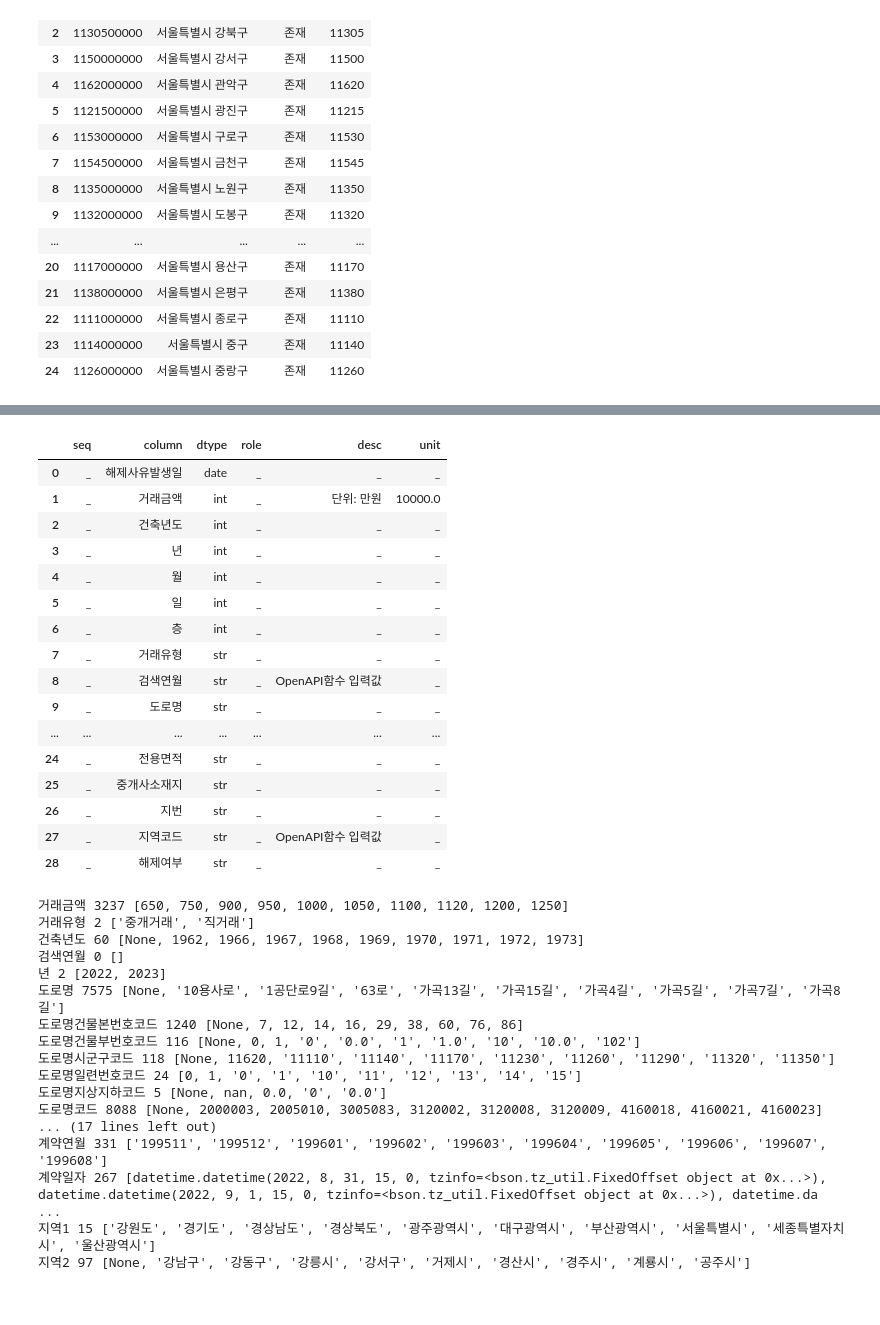
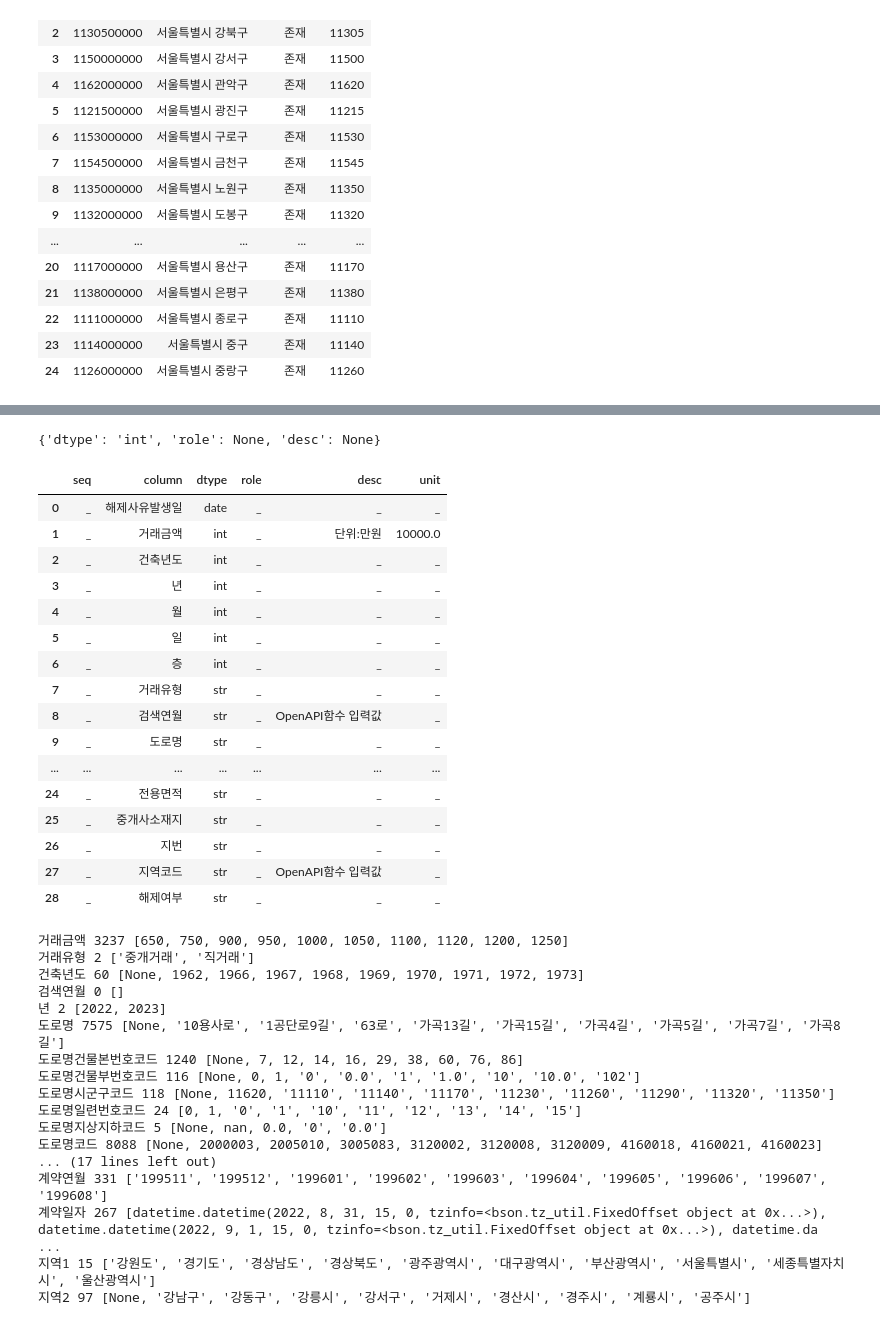
Before and after one commit to innovata/GovDataScience, a Jupyter notebook: jupyter/DataView.ipynb, the cells around one changed output, grey strips where cells are left out. Cells and saved outputs as stored; diff of their text form; code cells hidden in the pictures.

```diff
--- a/jupyter/DataView.ipynb
+++ b/jupyter/DataView.ipynb
@@ -94,26 +96,34 @@ datamodels.CHECKLIST_RealEstate().target_ReqPool('getRTMSDataSvcAptTradeDev')
  ...]
+# %%
+reload_all()
+schmodels.Field('int').__dict__
+# %% [output]
+{'dtype': 'int', 'role': None, 'desc': None}
+# %%
+schmodels.SchemaModel('RealState').view()
+# %% [output]
+|  | seq | column | dtype | role | desc | unit |
+| 0 | _ | 해제사유발생일 | date | _ | _ | _ |
+| 1 | _ | 거래금액 | int | _ | 단위:만원 | 10000.0 |
+| 2 | _ | 건축년도 | int | _ | _ | _ |
+| 3 | _ | 년 | int | _ | _ | _ |
+| 4 | _ | 월 | int | _ | _ | _ |
+| 5 | _ | 일 | int | _ | _ | _ |
+| 6 | _ | 층 | int | _ | _ | _ |
+| 7 | _ | 거래유형 | str | _ | _ | _ |
+| 8 | _ | 검색연월 | str | _ | OpenAPI함수 입력값 | _ |
+| 9 | _ | 도로명 | str | _ | _ | _ |
+| ... | ... | ... | ... | ... | ... | ... |
+| 24 | _ | 전용면적 | str | _ | _ | _ |
+| 25 | _ | 중개사소재지 | str | _ | _ | _ |
+| 26 | _ | 지번 | str | _ | _ | _ |
+| 27 | _ | 지역코드 | str | _ | OpenAPI함수 입력값 | _ |
+| 28 | _ | 해제여부 | str | _ | _ | _ |
 # %%
 reload_all()
-# schmodels.RealState().__create__()
-schmodels.RealState().view()
+# schmodels.RealEstate().__dict__
+# schmodels.RealEstate().save_to_db()
+# schmodels.RealEstate().view()
-# %% [output]
-|  | seq | column | dtype | role | desc | unit |
-| 0 | _ | 해제사유발생일 | date | _ | _ | _ |
-| 1 | _ | 거래금액 | int | _ | 단위: 만원 | 10000.0 |
-| 2 | _ | 건축년도 | int | _ | _ | _ |
-| 3 | _ | 년 | int | _ | _ | _ |
-| 4 | _ | 월 | int | _ | _ | _ |
-| 5 | _ | 일 | int | _ | _ | _ |
-| 6 | _ | 층 | int | _ | _ | _ |
-| 7 | _ | 거래유형 | str | _ | _ | _ |
-| 8 | _ | 검색연월 | str | _ | OpenAPI함수 입력값 | _ |
-| 9 | _ | 도로명 | str | _ | _ | _ |
-| ... | ... | ... | ... | ... | ... | ... |
-| 24 | _ | 전용면적 | str | _ | _ | _ |
-| 25 | _ | 중개사소재지 | str | _ | _ | _ |
-| 26 | _ | 지번 | str | _ | _ | _ |
-| 27 | _ | 지역코드 | str | _ | OpenAPI함수 입력값 | _ |
-| 28 | _ | 해제여부 | str | _ | _ | _ |
 # %%
 reload_all()
 datamodels.AptTradeRealContract().inspect()
```
Also changed, not shown: parts of 7 cells of this notebook, 22 other files.
